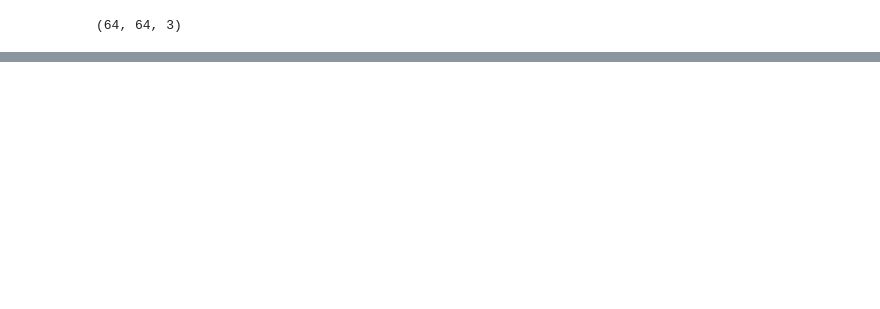
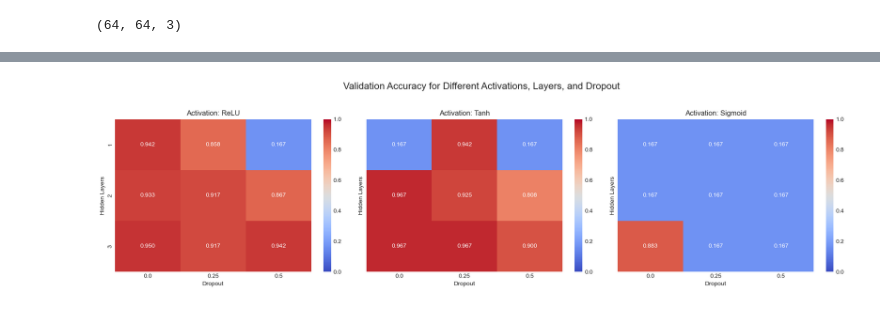
Before and after one commit to vpleshko-lab/camp-tasks, a Jupyter notebook: lesson_25.ipynb, the cells around one changed output, grey strips where cells are left out. Drawn from its saved outputs; the diff is of its cells as text; code cells hidden in the pictures; blank space fills up the shorter version.

```diff
--- a/lesson_25.ipynb
+++ b/lesson_25.ipynb
@@ -244,0 +308,12 @@ results
+# %%
+activations = ['relu', 'tanh', 'sigmoid']
+n_layers = [1, 2, 3]
+dropouts = [0.0, 0.25, 0.5]
+# %%
+total_config = len(activations) * len(n_layers) * len(dropouts)
+
+for i, a in enumerate(activations):
+    for j, n in enumerate(n_layers):
+        for k, d in enumerate(dropouts):
+            global_ix = i * len(n_layers) * len(dropouts) + j * len(dropouts) + k + 1
+            print(f'Config [{global_ix}/{total_config}]: act={a}, h.layers={n}, dropout={d}')
@@ -244,0 +441,35 @@ results
+# %%
+import seaborn as sns
+
+relu_df = results_df[results_df['activation']=='relu']
+sigmoid_df = results_df[results_df['activation']=='sigmoid']
+tanh_df = results_df[results_df['activation']=='tanh']
+
+fig, axes = plt.subplots(1, 3, figsize=(18, 5), sharey=True)
+vmin, vmax = 0.0, 1.0
+
+for ax, (df, title) in zip(
+    axes,
+    [
+        (relu_df, 'ReLU'),
+        (tanh_df, 'Tanh'),
+        (sigmoid_df, 'Sigmoid')
+    ]
+):
+    pivot = df.pivot(index='hidden_layers', columns='dropout', values='val_accuracy')
+    sns.heatmap(
+        pivot,
+        annot=True, fmt=".3f",
+        cmap='coolwarm',
+        vmin=vmin, vmax=vmax,
+        ax=ax
+    )
+    ax.set_title(f'Activation: {title}')
+    ax.set_xlabel('Dropout')
+    ax.set_ylabel('Hidden Layers')
+
+plt.suptitle('Validation Accuracy for Different Activations, Layers, and Dropout', fontsize=16)
+plt.tight_layout(rect=[0, 0, 1, 0.95])
+plt.show()
+# %% [output]
+[figure, added]
```
Also changed, not shown: parts of 23 cells of this notebook.
